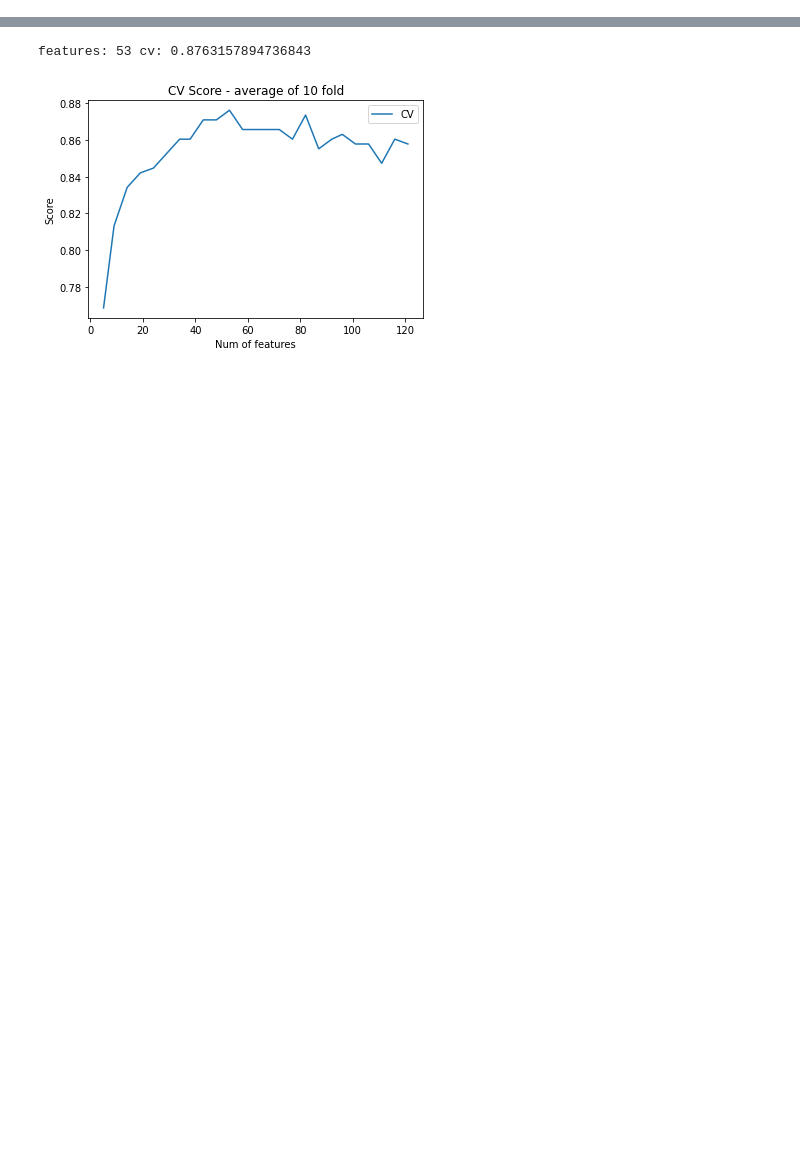
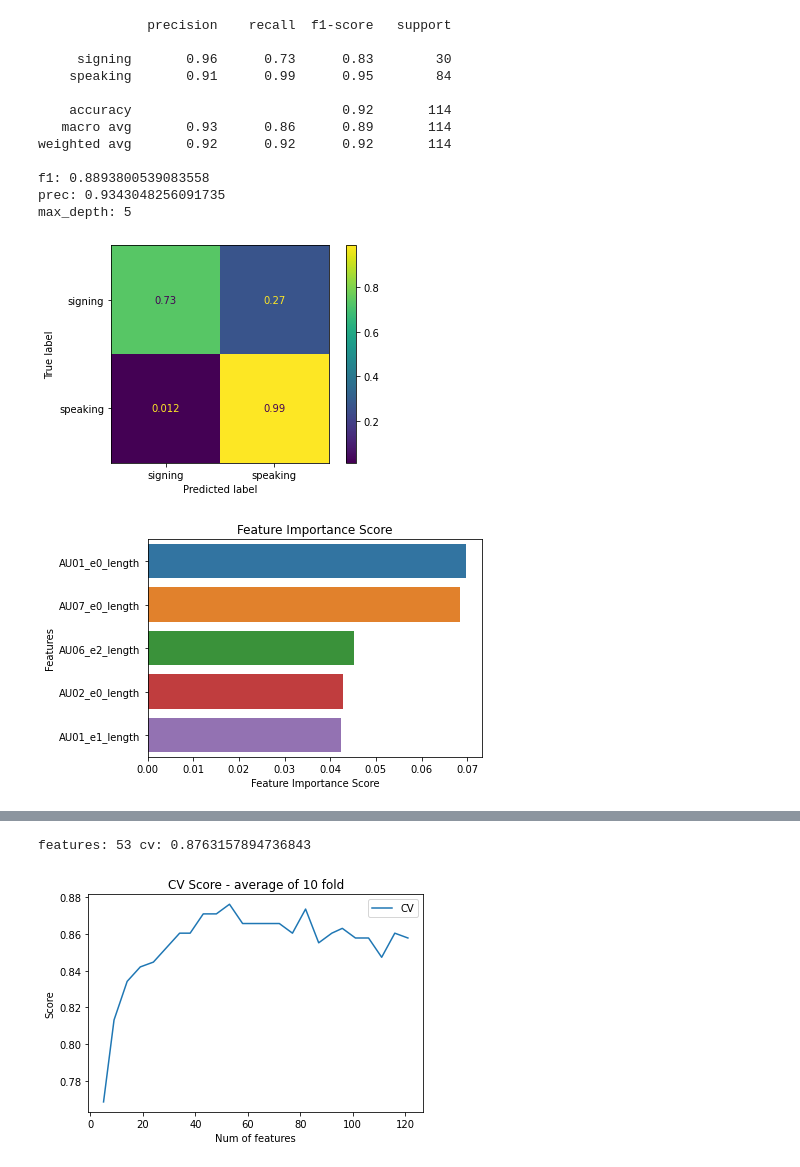
Before and after one commit to deangeckt/EmotionsInSignLanguage, a Jupyter notebook: open_face/ml.ipynb, the cells around one changed output, grey strips where cells are left out. Cells and saved outputs as stored; diff of their text form; code cells hidden in the pictures; blank space fills up the shorter version.

Commit message:
more utils

```diff
--- a/open_face/ml.ipynb
+++ b/open_face/ml.ipynb
@@ -10,15 +25,33 @@ from sklearn.model_selection import train_test_split
 from sklearn.metrics import classification_report
 from sklearn.metrics import f1_score
 from sklearn.metrics import precision_score
+from sklearn.utils import resample
+
 
 
 df = pd.read_csv('results/feature_vector.csv', index_col=0)
 # df = df[df['group'] == 'coda_speak'] #'hearing', 'C', D
-df = df.replace('coda_speak', 'coda')
-df = df.replace('coda_sign', 'coda')
 
-label_names = ['angry','happy', 'neutral', 'sad'] #['neutral', 'angry']
+df = df.replace('coda_speak', 'speaking')
+df = df.replace('hear', 'speaking')
+df = df.replace('coda_sign', 'signing')
+df = df.replace('deaf', 'signing')
+
+# df = df.replace('angry', 'angry_sad')
+# df = df.replace('sad', 'angry_sad')
+
+
+#Over sample
+# df = over_sample(df, 'happy', 95)
+# df = over_sample(df, 'neutral', 95)
+
+
+# label_names = ['angry', 'happy'] #['angry','happy', 'neutral', 'sad'] #['neutral', 'angry']
 # df = subsample_labels(df, label_names)
+
+# df = df[df['group'] == 'signing']
+
+remove_au_features(df, ['10','12','15','17'])
 
 # labels = df['label']
 labels = df['group']
@@ -68,23 +119,41 @@ len(feature_imp)
 # %%
-xtrain = X_train[feature_imp[0:200].index.to_list()]
-xtest = X_test[feature_imp[0:200].index.to_list()]
+# xtrain = X_train[feature_imp[0:200].index.to_list()]
+# xtest = X_test[feature_imp[0:200].index.to_list()]
 
-md = 7
+xtrain = X_train
+xtest = X_test
+
+md = 5
 clf = RandomForestClassifier(criterion='entropy', max_depth=md)
 clf.fit(xtrain, y_train)
 
 y_pred = clf.predict(xtest)
 print(classification_report(y_test, y_pred, labels=clf.classes_))
 f1_ = f1_score(y_test, y_pred, average='macro')
 prec = precision_score(y_test, y_pred, average='macro')
 print(f'f1: {f1_}')
 print(f'prec: {prec}')
 
 cm = confusion_matrix(y_test, y_pred, labels=clf.classes_, normalize='true')
 disp = ConfusionMatrixDisplay(confusion_matrix=cm, display_labels=clf.classes_)
 disp.plot()
 plt.figure()
 print('max_depth:', md)
 plot_importance(clf)
+# %% [output]
+              precision    recall  f1-score   support
+
+     signing       0.96      0.73      0.83        30
+    speaking       0.91      0.99      0.95        84
+
+    accuracy                           0.92       114
+   macro avg       0.93      0.86      0.89       114
+weighted avg       0.92      0.92      0.92       114
+
+f1: 0.8893800539083558
+prec: 0.9343048256091735
+max_depth: 5
+[figure, added]
+[figure, added]
 # %%
 # overfit
```
Also changed, not shown: parts of 9 cells of this notebook.
